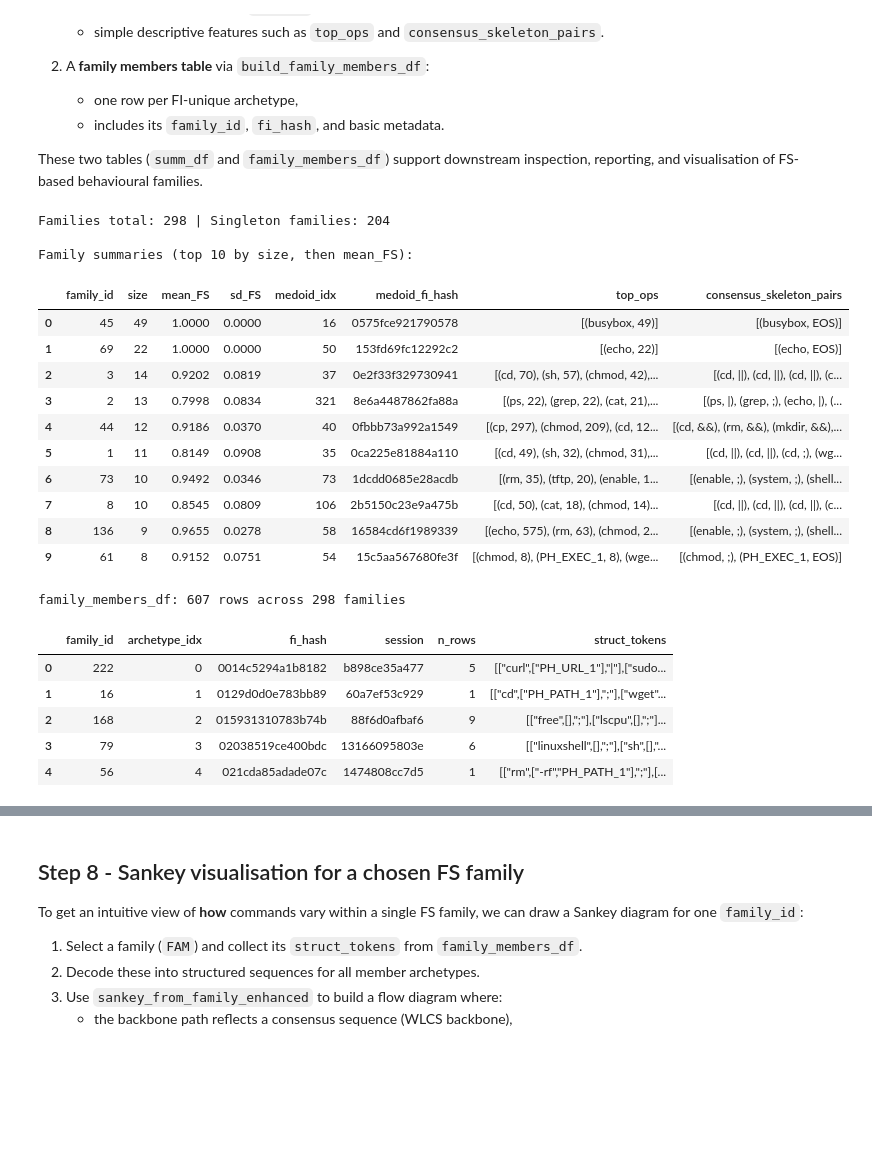
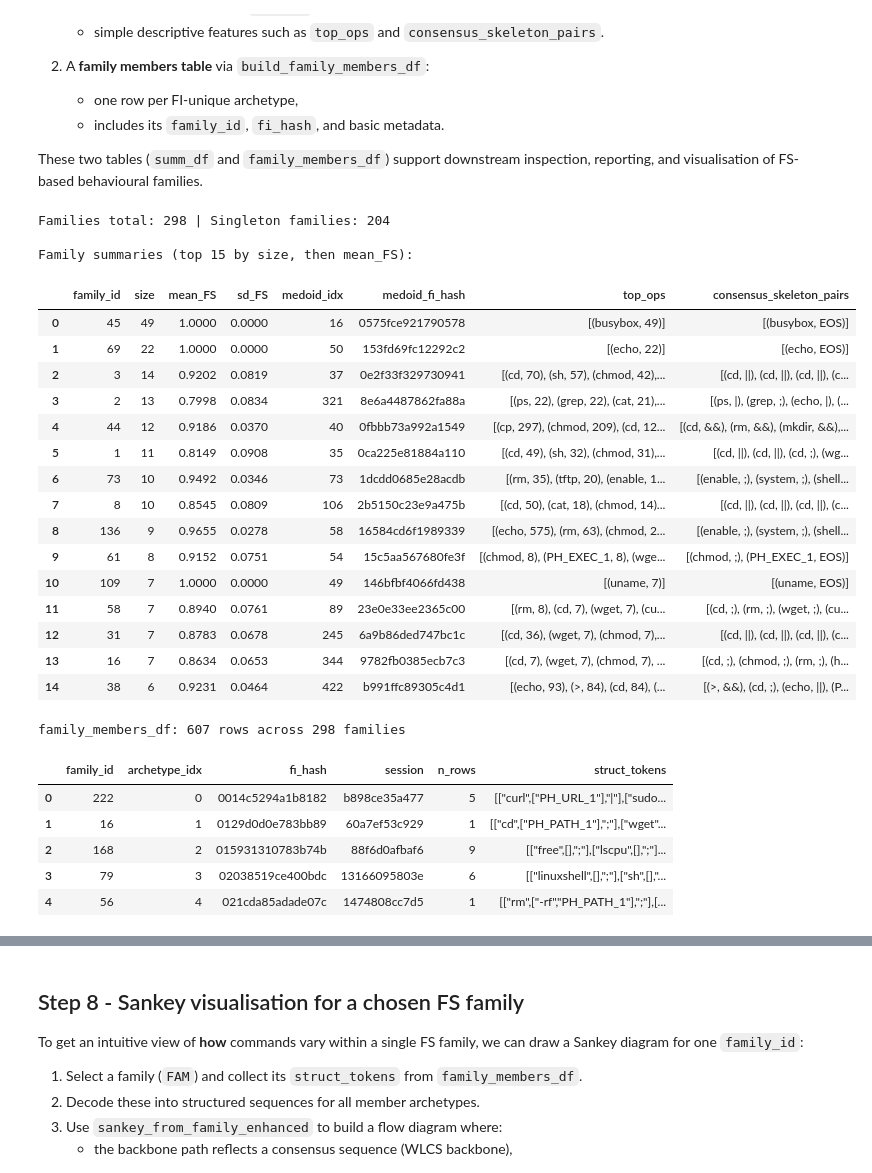
Before and after one commit to LewNew/PhD, a Jupyter notebook: projects/fi_fs/notebooks/FS.ipynb, the cells around one changed output, grey strips where cells are left out. Saved outputs shown, nothing was run; the diff lists cells and outputs as text; code cells hidden in the pictures; blank space fills up the shorter version.

```diff
--- a/projects/fi_fs/notebooks/FS.ipynb
+++ b/projects/fi_fs/notebooks/FS.ipynb
@@ -175,10 +156,10 @@ execution sequence:
 This `arche_map` is the input to FS: it tells us *which* behaviour each
 FI-unique archetype represents, in a form that the FS comparator can work on.
 # %%
-# Cell 3 - build fi_hash -> triplets map for FS
+# Build fi_hash -> triplets map for FS
 
 # Map fi_hash -> triplets (canonical sequences)
-arche_map = build_archetypes(fi_df)
+arche_map = fi_fs.build_archetypes(fi_df)
 print("FI-unique archetypes (by fi_hash):", len(arche_map))
 # %% [output]
 FI-unique archetypes (by fi_hash): 607
@@ -208,7 +189,7 @@ from pathlib import Path as _Path
 N = len(arche_map)
 print(f"Computing structural Levenshtein FS over N={N} FI-unique archetypes...")
 
-labels_lev, FS_lev = fs_levenshtein_structural(
+labels_lev, FS_lev = fi_fs.fs_levenshtein_structural(
     arche_map,
     include_connectors=True,
     progress=True,
@@ -308,10 +289,10 @@ used for family-level summaries and visualisations.
 # Adjust accordingly if needed
 TAU = 0.75
 
-labels_agg = agglomerative_from_fs(FS_lev, tau=TAU)
+labels_agg = fi_fs.agglomerative_from_fs(FS_lev, tau=TAU)
 archetypes["family_agg"] = labels_agg
 
-stats = evaluate_fs_clustering(
+stats = fi_fs.evaluate_fs_clustering(
     FS_lev,
     labels_agg,
     tau=TAU,
@@ -394,10 +375,6 @@ With cluster labels assigned (`labels_agg`), we now build:
 These two tables (`summ_df` and `family_members_df`) support downstream
 inspection, reporting, and visualisation of FS-based behavioural families.
 # %%
-# Summarise FS families and build member table
-
-from fi_fs.fs_families import summarise_families, build_family_members_df
-
 # Sanity checks (optional but nice when running standalone)
 for name in ["archetypes", "seqs_unique", "FS_lev", "labels_agg"]:
     if name not in globals():
@@ -406,7 +383,7 @@ for name in ["archetypes", "seqs_unique", "FS_lev", "labels_agg"]:
 fi_hashes = archetypes["fi_hash"].tolist()  # aligned with FS_lev rows
 
 # 1) Per-family summaries
-summ_df, family_groups, medoids = summarise_families(
+summ_df, family_groups, medoids = fi_fs.summarise_families(
     FS=FS_lev,
     seqs_unique=seqs_unique,
     labels=labels_agg,
@@ -424,37 +401,42 @@ cols = [
     "consensus_skeleton_pairs",
 ]
 
 n_singletons = int((summ_df["size"] == 1).sum())
 print(f"\nFamilies total: {len(summ_df)} | Singleton families: {n_singletons}")
-print("\nFamily summaries (top 10 by size, then mean_FS):")
-display(summ_df[cols].head(10))
+print(f"\nFamily summaries (top 15 by size, then mean_FS):")
+display(summ_df[cols].head(15))
 
 # 2) Family members table (one row per archetype with its family label)
-family_members_df = build_family_members_df(
+family_members_df = fi_fs.build_family_members_df(
     archetypes=archetypes,
     labels=labels_agg,
 )
 
 print(
     f"\nfamily_members_df: {len(family_members_df)} rows across "
     f"{family_members_df['family_id'].nunique()} families"
 )
 display(family_members_df.head(5))
 # %% [output]
 Families total: 298 | Singleton families: 204
 
-Family summaries (top 10 by size, then mean_FS):
+Family summaries (top 15 by size, then mean_FS):
 |  | family_id | size | mean_FS | sd_FS | medoid_idx | medoid_fi_hash | top_ops | consensus_skeleton_pairs |
 | 0 | 45 | 49 | 1.0000 | 0.0000 | 16 | 0575fce921790578 | [(busybox, 49)] | [(busybox, EOS)] |
 | 1 | 69 | 22 | 1.0000 | 0.0000 | 50 | 153fd69fc12292c2 | [(echo, 22)] | [(echo, EOS)] |
 | 2 | 3 | 14 | 0.9202 | 0.0819 | 37 | 0e2f33f329730941 | [(cd, 70), (sh, 57), (chmod, 42),... | [(cd, ||), (cd, ||), (cd, ||), (c... |
 | 3 | 2 | 13 | 0.7998 | 0.0834 | 321 | 8e6a4487862fa88a | [(ps, 22), (grep, 22), (cat, 21),... | [(ps, |), (grep, ;), (echo, |), (... |
 | 4 | 44 | 12 | 0.9186 | 0.0370 | 40 | 0fbbb73a992a1549 | [(cp, 297), (chmod, 209), (cd, 12... | [(cd, &&), (rm, &&), (mkdir, &&),... |
 | 5 | 1 | 11 | 0.8149 | 0.0908 | 35 | 0ca225e81884a110 | [(cd, 49), (sh, 32), (chmod, 31),... | [(cd, ||), (cd, ||), (cd, ;), (wg... |
 | 6 | 73 | 10 | 0.9492 | 0.0346 | 73 | 1dcdd0685e28acdb | [(rm, 35), (tftp, 20), (enable, 1... | [(enable, ;), (system, ;), (shell... |
 | 7 | 8 | 10 | 0.8545 | 0.0809 | 106 | 2b5150c23e9a475b | [(cd, 50), (cat, 18), (chmod, 14)... | [(cd, ||), (cd, ||), (cd, ||), (c... |
 | 8 | 136 | 9 | 0.9655 | 0.0278 | 58 | 16584cd6f1989339 | [(echo, 575), (rm, 63), (chmod, 2... | [(enable, ;), (system, ;), (shell... |
 | 9 | 61 | 8 | 0.9152 | 0.0751 | 54 | 15c5aa567680fe3f | [(chmod, 8), (PH_EXEC_1, 8), (wge... | [(chmod, ;), (PH_EXEC_1, EOS)] |
+| 10 | 109 | 7 | 1.0000 | 0.0000 | 49 | 146bfbf4066fd438 | [(uname, 7)] | [(uname, EOS)] |
+| 11 | 58 | 7 | 0.8940 | 0.0761 | 89 | 23e0e33ee2365c00 | [(rm, 8), (cd, 7), (wget, 7), (cu... | [(cd, ;), (rm, ;), (wget, ;), (cu... |
+| 12 | 31 | 7 | 0.8783 | 0.0678 | 245 | 6a9b86ded747bc1c | [(cd, 36), (wget, 7), (chmod, 7),... | [(cd, ||), (cd, ||), (cd, ||), (c... |
+| 13 | 16 | 7 | 0.8634 | 0.0653 | 344 | 9782fb0385ecb7c3 | [(cd, 7), (wget, 7), (chmod, 7), ... | [(cd, ;), (chmod, ;), (rm, ;), (h... |
+| 14 | 38 | 6 | 0.9231 | 0.0464 | 422 | b991ffc89305c4d1 | [(echo, 93), (>, 84), (cd, 84), (... | [(>, &&), (cd, ;), (echo, ||), (P... |
 family_members_df: 607 rows across 298 families
 |  | family_id | archetype_idx | fi_hash | session | n_rows | struct_tokens |
 | 0 | 222 | 0 | 0014c5294a1b8182 | b898ce35a477 | 5 | [["curl",["PH_URL_1"],"|"],["sudo... |
```
Also changed, not shown: parts of 15 cells of this notebook.
